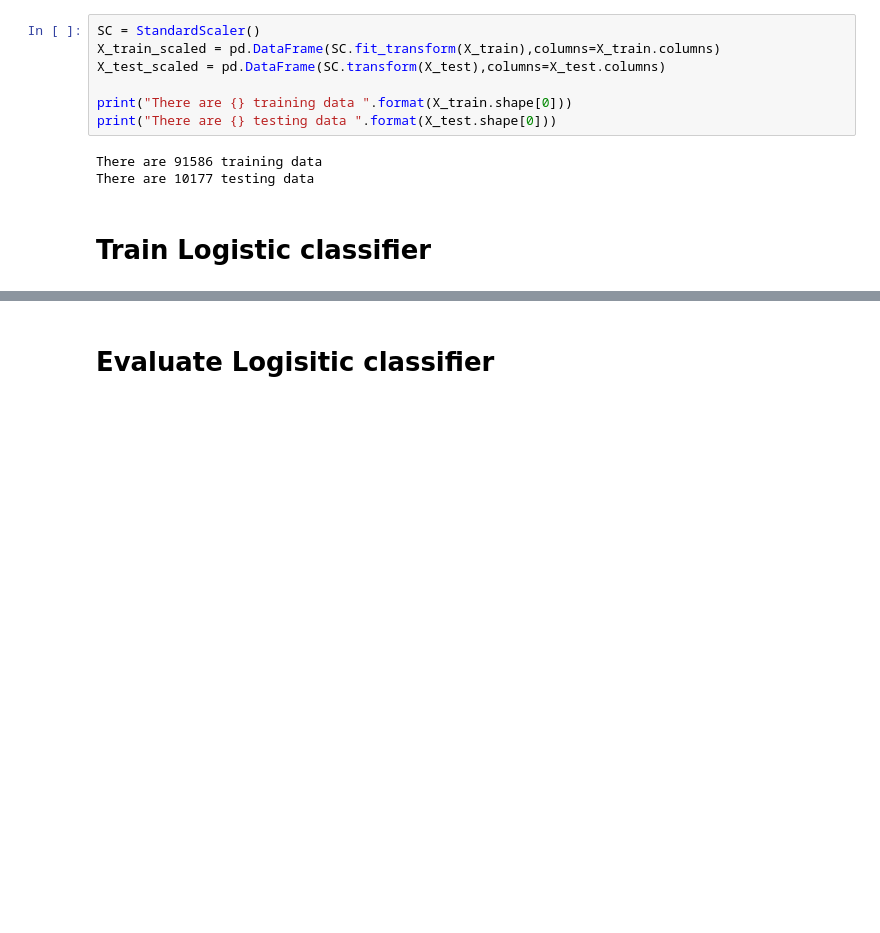
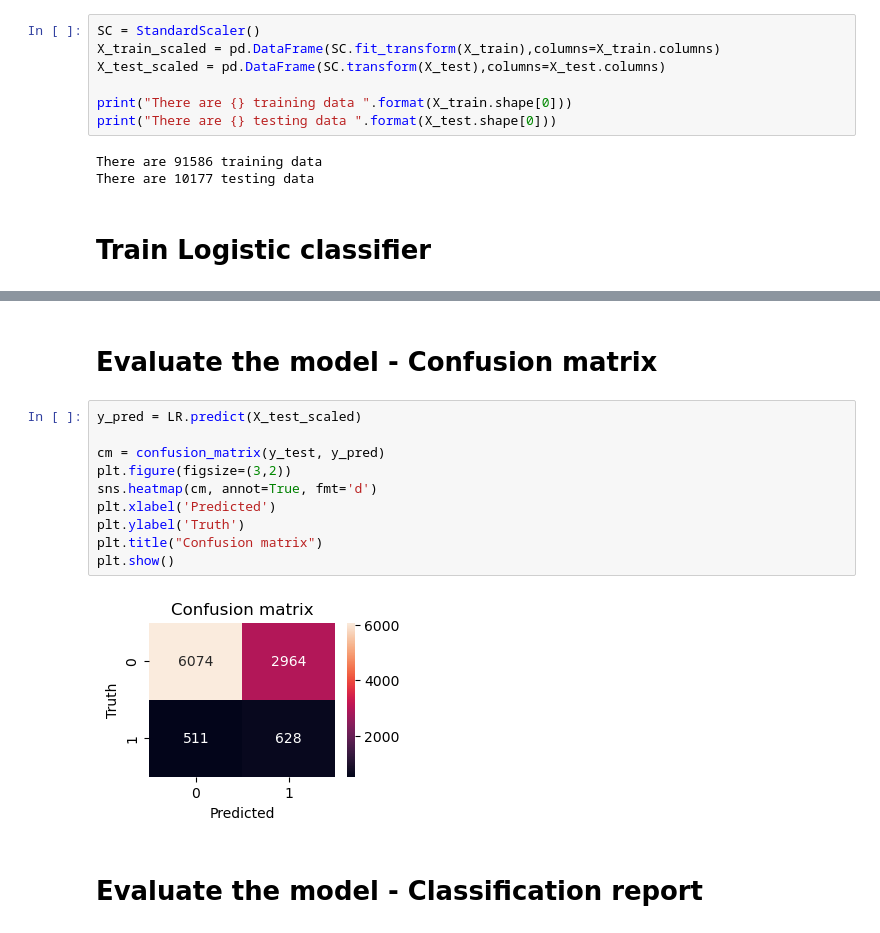
Before and after one commit to karthiksoman/PyMLGuide, a Jupyter notebook: classification/biomedical/diabetes_hospital_readmission.ipynb, the cells around one changed output, grey strips where cells are left out. Saved outputs shown, nothing was run; the diff lists cells and outputs as text; blank space fills up the shorter version.

```diff
--- a/classification/biomedical/diabetes_hospital_readmission.ipynb
+++ b/classification/biomedical/diabetes_hospital_readmission.ipynb
@@ -115,2 +125,16 @@ LogisticRegression()
 # %% [markdown]
-# Evaluate Logisitic classifier
+# Evaluate the model - Confusion matrix
+# %%
+y_pred = LR.predict(X_test_scaled)
+
+cm = confusion_matrix(y_test, y_pred)
+plt.figure(figsize=(3,2))
+sns.heatmap(cm, annot=True, fmt='d')
+plt.xlabel('Predicted')
+plt.ylabel('Truth')
+plt.title("Confusion matrix")
+plt.show()
+# %% [output]
+[figure, added]
+# %% [markdown]
+# Evaluate the model - Classification report
```
Also changed, not shown: parts of 8 cells of this notebook, 1 other file.
